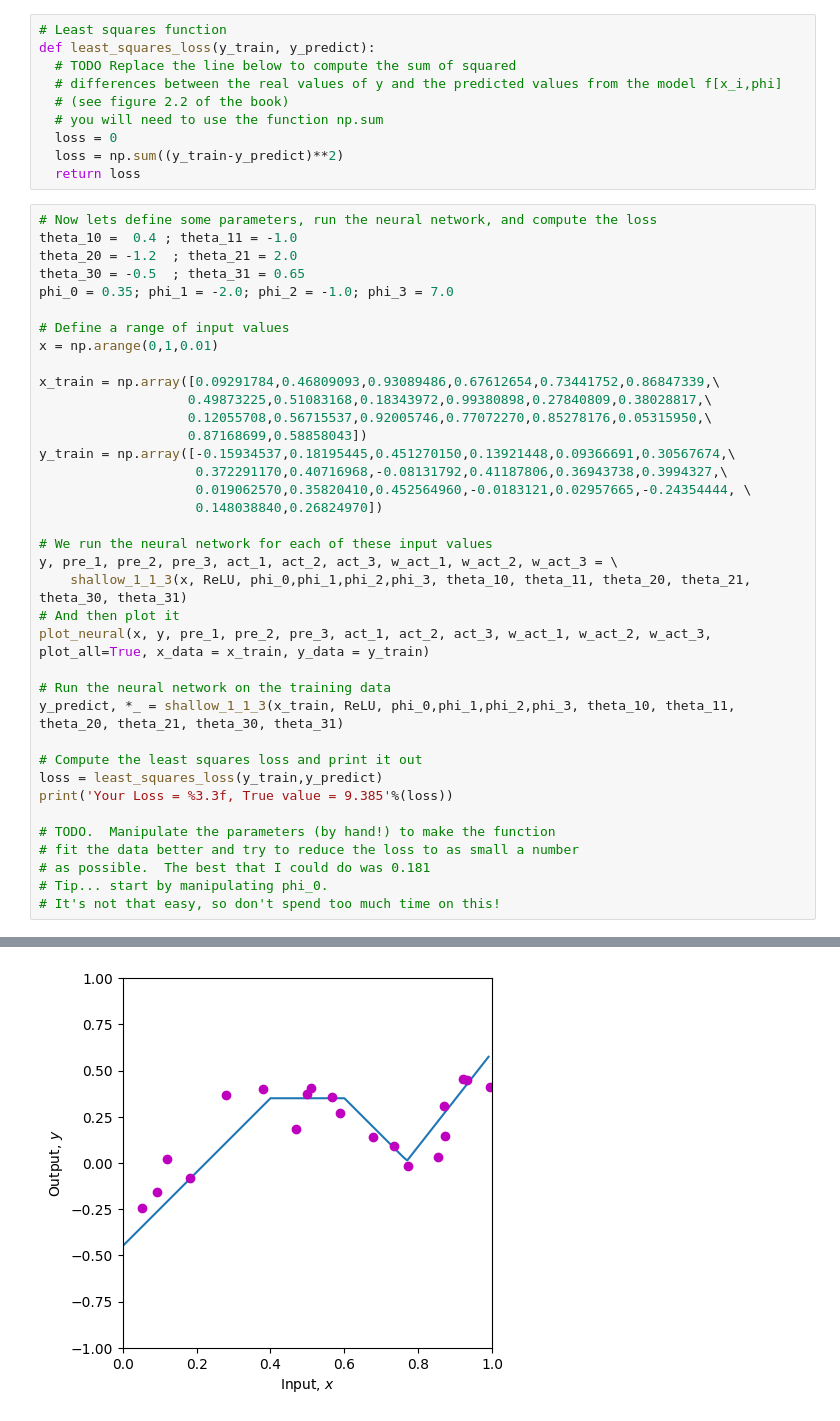
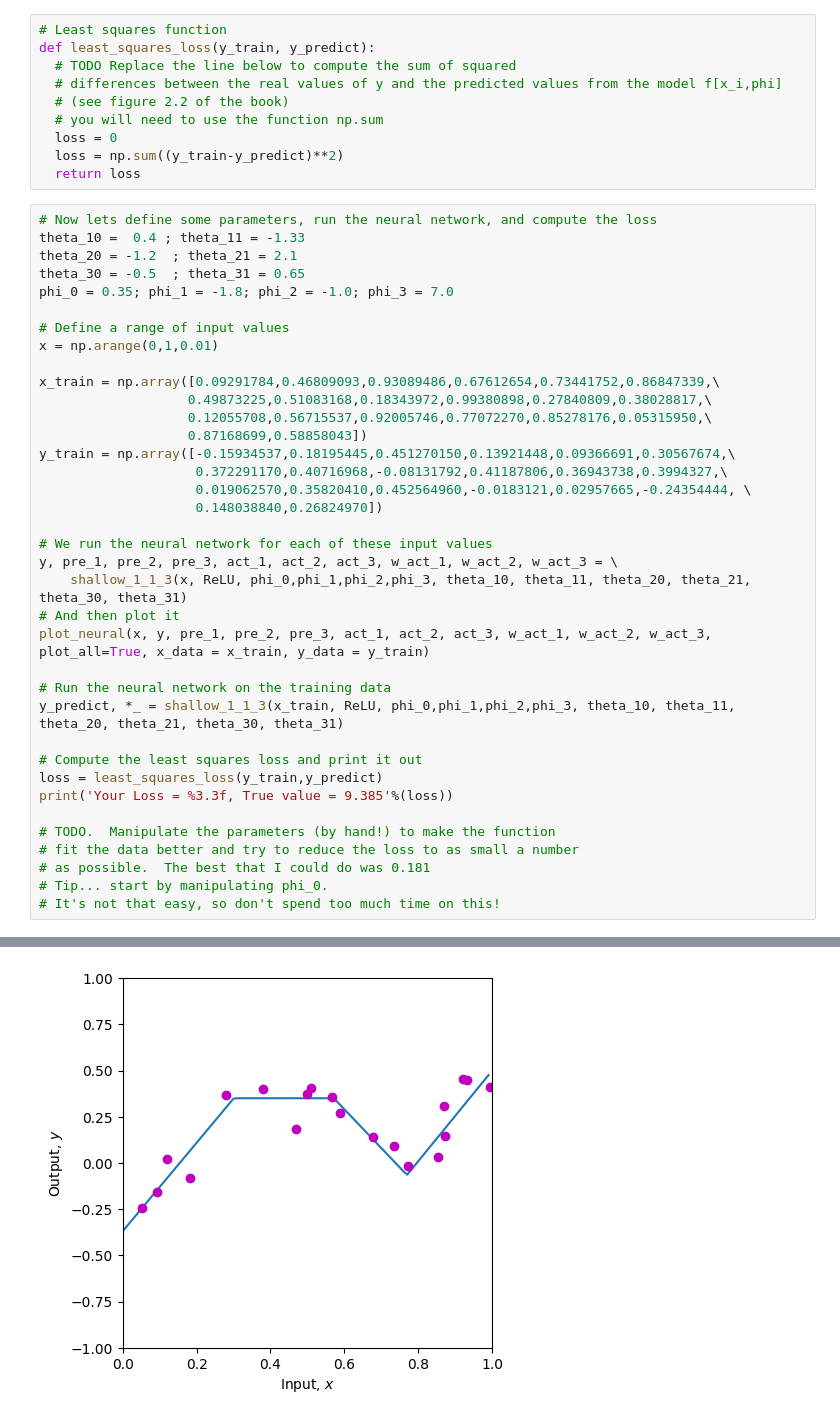
Before and after one commit to fspych/cv, a Jupyter notebook: Notebooks/Chap03/3_1_Shallow_Networks_I.ipynb, the cells around one changed output, grey strips where cells are left out. Saved outputs shown, nothing was run; the diff lists cells and outputs as text.

```diff
--- a/Notebooks/Chap03/3_1_Shallow_Networks_I.ipynb
+++ b/Notebooks/Chap03/3_1_Shallow_Networks_I.ipynb
@@ -193,10 +193,10 @@ def least_squares_loss(y_train, y_predict):
   return loss
 # %%
 # Now lets define some parameters, run the neural network, and compute the loss
-theta_10 =  0.4 ; theta_11 = -1.0
-theta_20 = -1.2  ; theta_21 = 2.0
+theta_10 =  0.4 ; theta_11 = -1.33
+theta_20 = -1.2  ; theta_21 = 2.1
 theta_30 = -0.5  ; theta_31 = 0.65
-phi_0 = 0.35; phi_1 = -2.0; phi_2 = -1.0; phi_3 = 7.0
+phi_0 = 0.35; phi_1 = -1.8; phi_2 = -1.0; phi_3 = 7.0
 
 # Define a range of input values
 x = np.arange(0,1,0.01)
@@ -233 +233 @@ print('Your Loss = %3.3f, True value = 9.385'%(loss))
-[figure, old version]
+[figure, new version]
```
Also changed, not shown: parts of 1 cell of this notebook.
